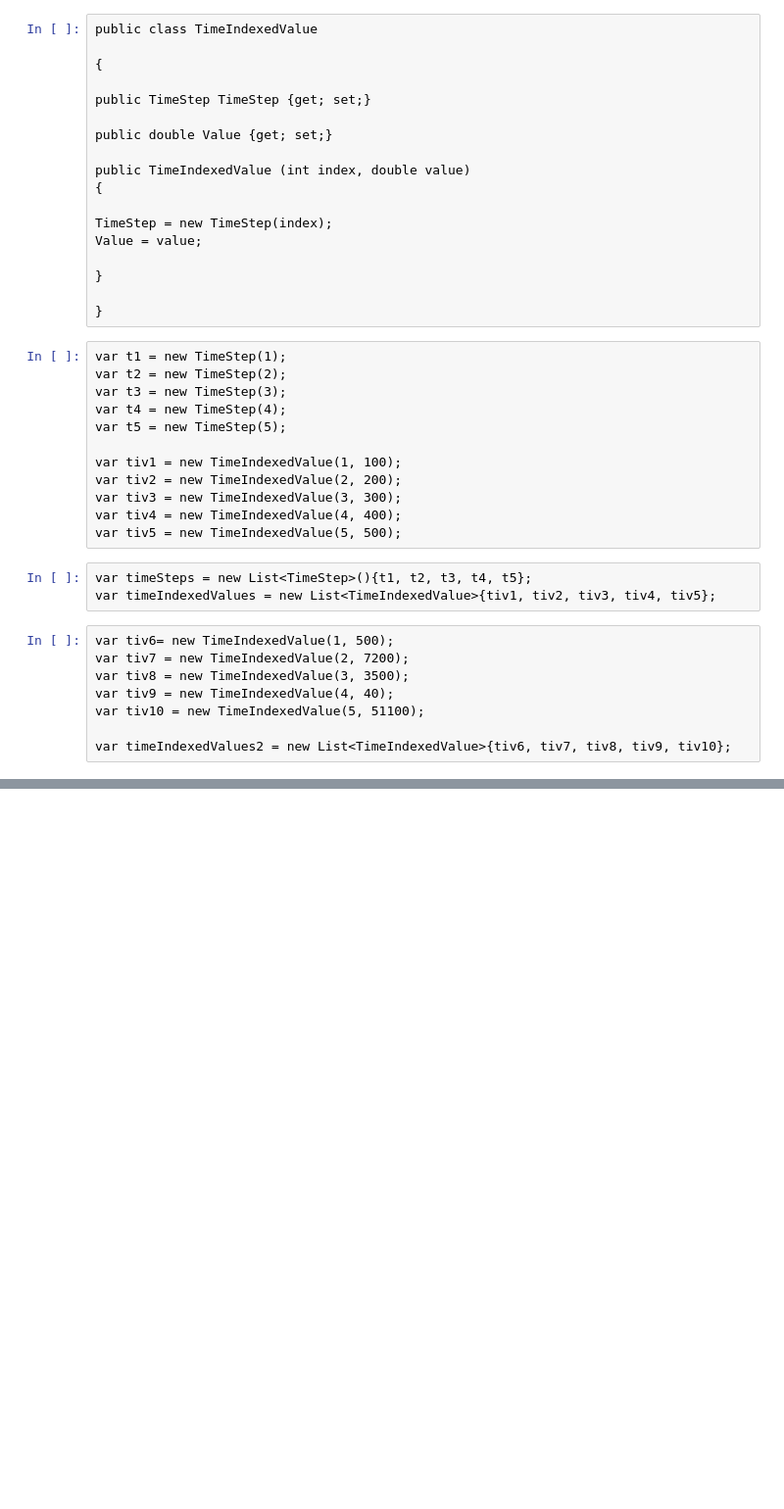
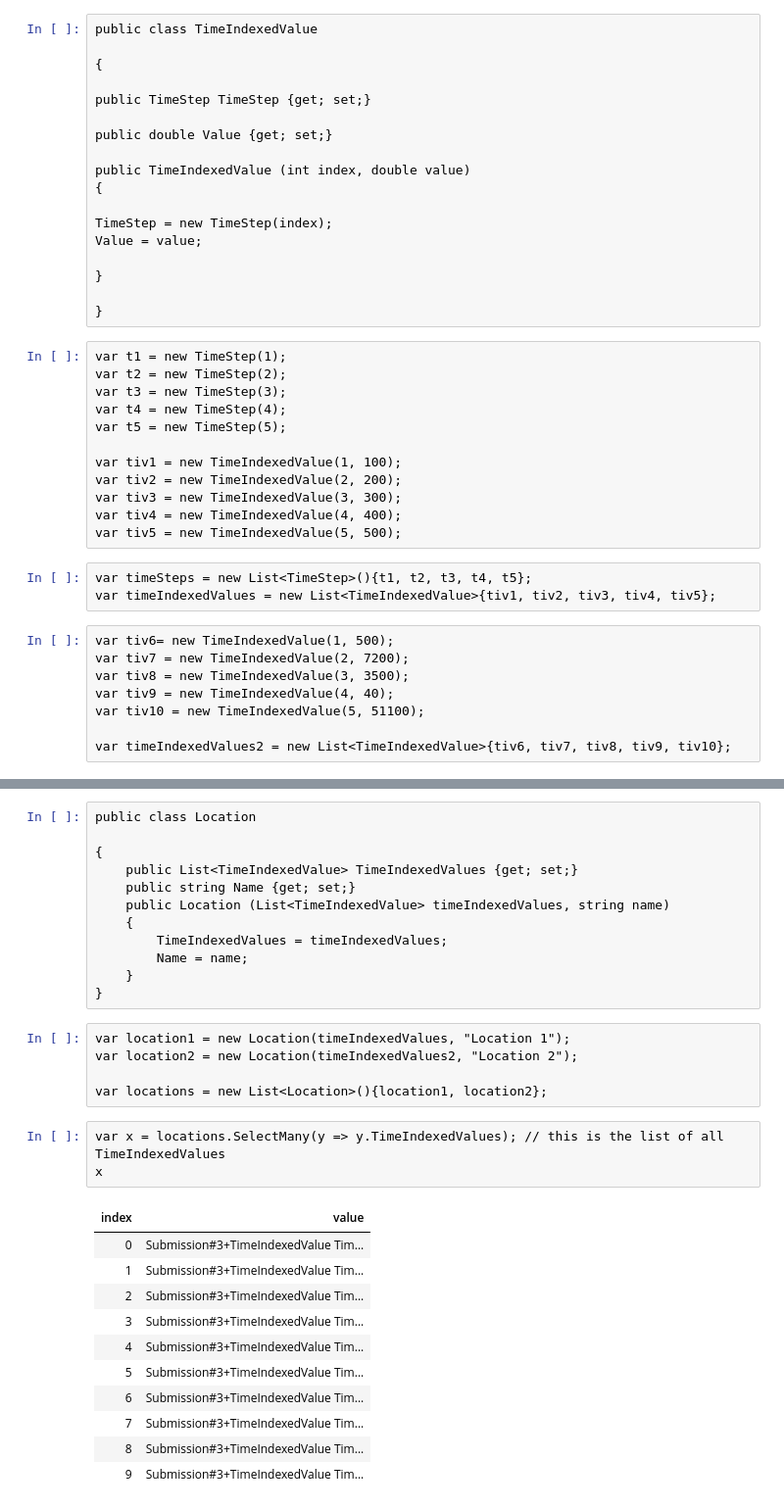
Before and after one commit to ocakbora/csharp_with_csharpfritz, a Jupyter notebook: notebooks/XXXX - Test.ipynb, the cells around one changed output, grey strips where cells are left out. Shown at 98% size. Saved outputs shown, nothing was run; the diff lists cells and outputs as text; blank space fills up the shorter version.

```diff
--- a/notebooks/XXXX - Test.ipynb
+++ b/notebooks/XXXX - Test.ipynb
@@ -63,2 +63,34 @@ Submission#16+TimeIndexedValue
 | TimeStep | TimeStep: 1 Index 1 |
 | Value | 100 |
+# %%
+public class Location
+
+{
+    public List<TimeIndexedValue> TimeIndexedValues {get; set;}
+    public string Name {get; set;}
+    public Location (List<TimeIndexedValue> timeIndexedValues, string name)
+    {
+        TimeIndexedValues = timeIndexedValues;
+        Name = name;
+    }
+}
+# %%
+var location1 = new Location(timeIndexedValues, "Location 1");
+var location2 = new Location(timeIndexedValues2, "Location 2");
+
+var locations = new List<Location>(){location1, location2};
+# %%
+var x = locations.SelectMany(y => y.TimeIndexedValues); // this is the list of all TimeIndexedValues
+x
+# %% [output]
+| index | value |
+| 0 | Submission#3+TimeIndexedValue Tim... |
+| 1 | Submission#3+TimeIndexedValue Tim... |
+| 2 | Submission#3+TimeIndexedValue Tim... |
+| 3 | Submission#3+TimeIndexedValue Tim... |
+| 4 | Submission#3+TimeIndexedValue Tim... |
+| 5 | Submission#3+TimeIndexedValue Tim... |
+| 6 | Submission#3+TimeIndexedValue Tim... |
+| 7 | Submission#3+TimeIndexedValue Tim... |
+| 8 | Submission#3+TimeIndexedValue Tim... |
+| 9 | Submission#3+TimeIndexedValue Tim... |
```
Also changed, not shown: parts of 8 cells of this notebook.
